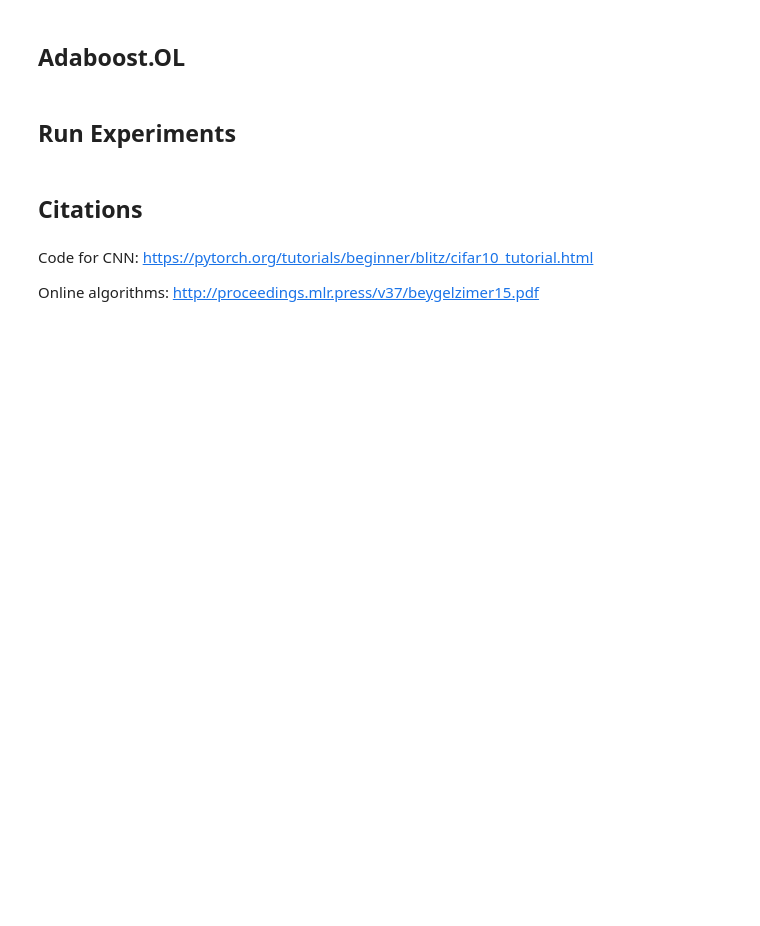
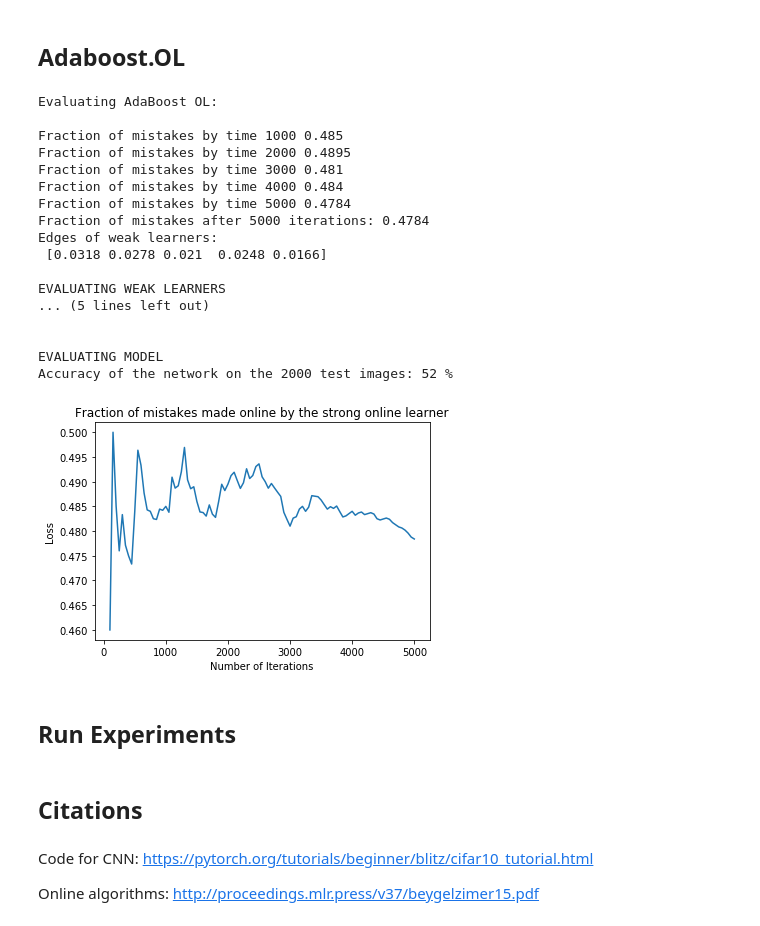
Before and after one commit to dqii/cos511_final_project, a Jupyter notebook: perc.ipynb, the cells around one changed output. Saved outputs shown, nothing was run; the diff lists cells and outputs as text; code cells hidden in the pictures; blank space fills up the shorter version.

```diff
--- a/perc.ipynb
+++ b/perc.ipynb
@@ -278,6 +289,7 @@ def adaboostOL(weak_learners, T):
 
         # receive example and label
         x, y = data
+        x = x.numpy().flatten()
 
         # predict y wrt each WL
         prediction = 0
@@ -437,7 +466,26 @@ evaluate_onlineBBM(N=5, T=20000, architecture=2)
 # %% [markdown]
 ## Adaboost.OL
 # %%
-evaluate_adaboostOL(N=5, T=20000, architecture=2)
+evaluate_adaboostOL(N=5, T=5000, architecture=2)
+# %% [output]
+Evaluating AdaBoost OL:
+
+Fraction of mistakes by time 1000 0.485
+Fraction of mistakes by time 2000 0.4895
+Fraction of mistakes by time 3000 0.481
+Fraction of mistakes by time 4000 0.484
+Fraction of mistakes by time 5000 0.4784
+Fraction of mistakes after 5000 iterations: 0.4784
+Edges of weak learners:
+ [0.0318 0.0278 0.021  0.0248 0.0166]
+
+EVALUATING WEAK LEARNERS
+... (5 lines left out)
+
+
+EVALUATING MODEL
+Accuracy of the network on the 2000 test images: 52 %
+[figure, added]
 # %% [markdown]
 ## Run Experiments
 # %%
```
Also changed, not shown: parts of 10 cells of this notebook.
